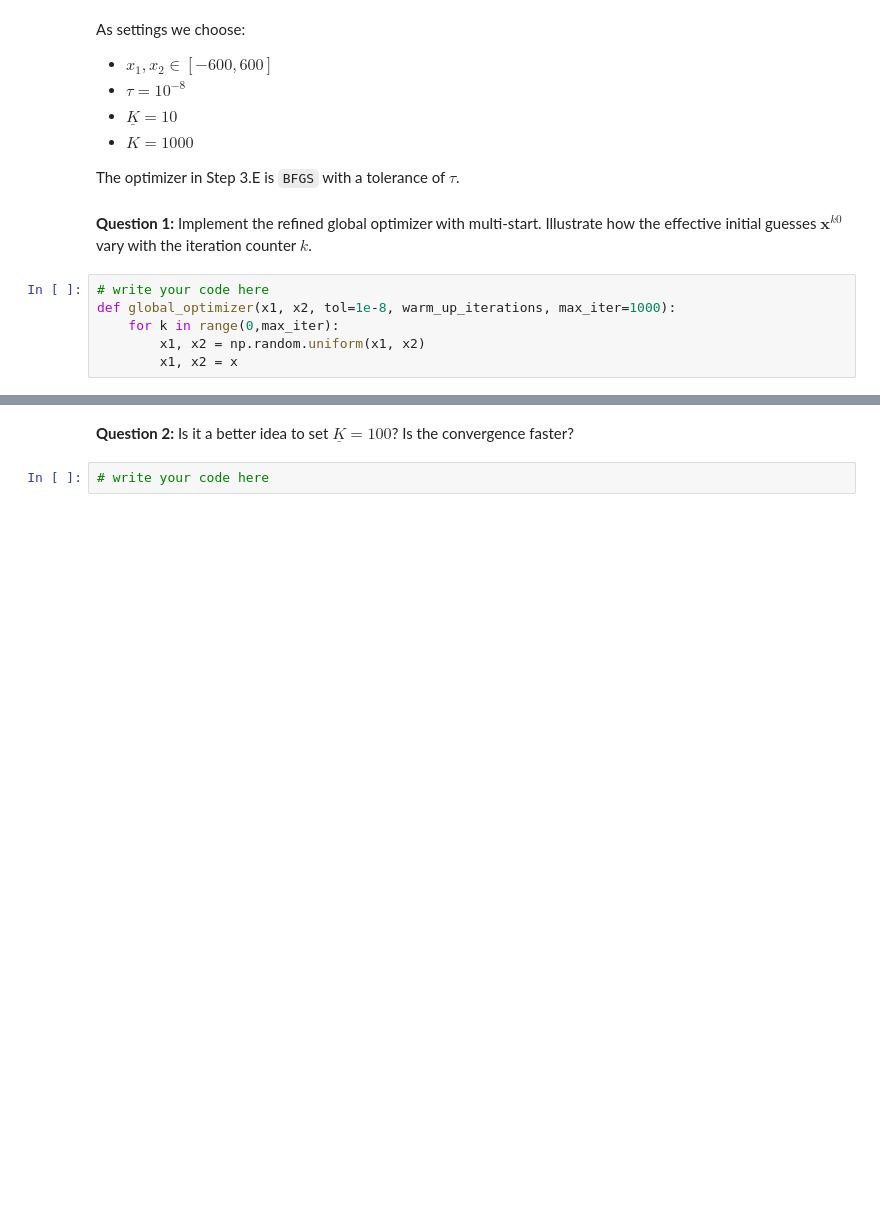
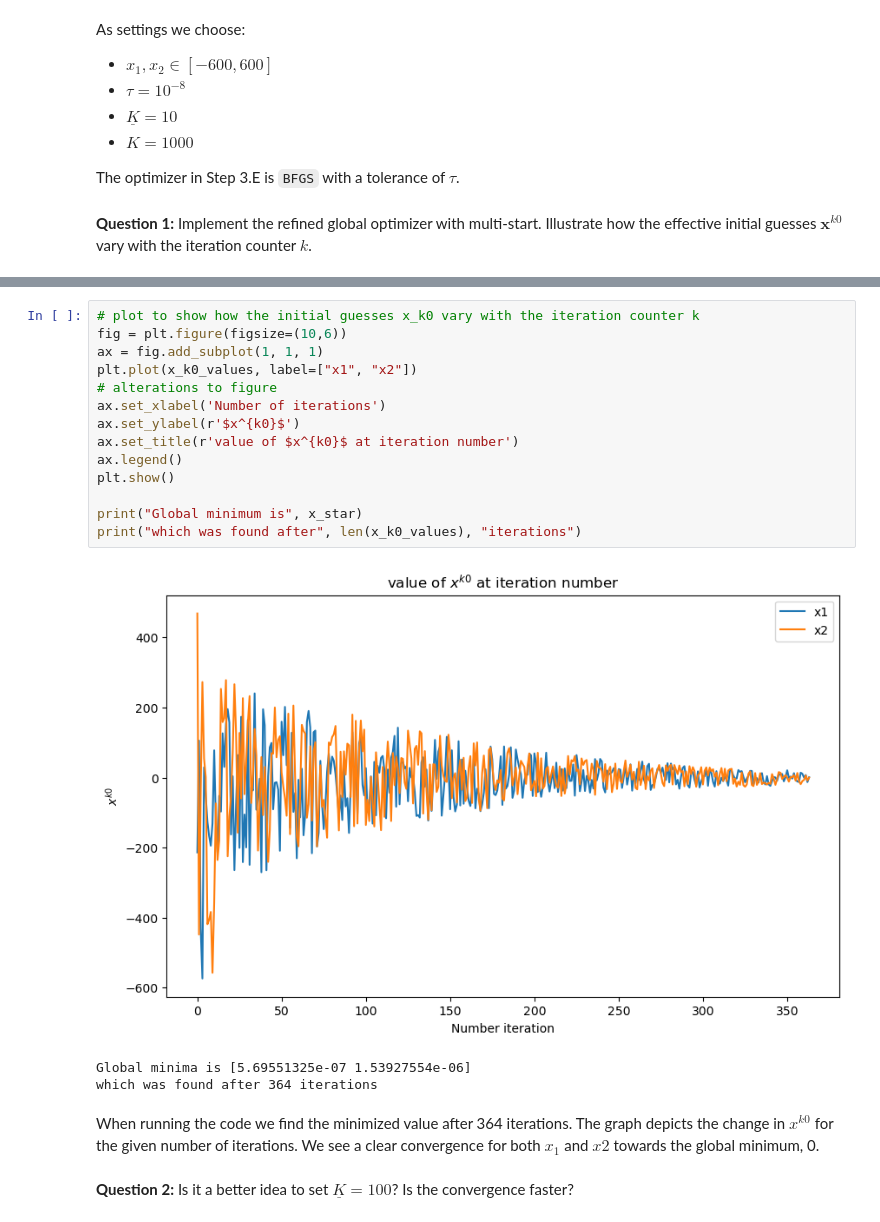
Before and after one commit to NumEconCopenhagen/projects-2023-helene-and-cecilie-class-3, a Jupyter notebook: exam/Exam-2023-notebook.ipynb, the cells around one changed output, grey strips where cells are left out. Drawn from its saved outputs; the diff is of its cells as text; blank space fills up the shorter version.

```diff
--- a/exam/Exam-2023-notebook.ipynb
+++ b/exam/Exam-2023-notebook.ipynb
@@ -678,9 +678,3 @@ As settings we choose:
 The optimizer in Step 3.E is `BFGS` with a tolerance of $\tau$.
 # %% [markdown]
 **Question 1:** Implement the refined global optimizer with multi-start. Illustrate how the effective initial guesses $\mathbf{x}^{k0}$ vary with the iteration counter $k$.
-# %%
-# write your code here
-def global_optimizer(x1, x2, tol=1e-8, warm_up_iterations, max_iter=1000):
-    for k in range(0,max_iter):
-        x1, x2 = np.random.uniform(x1, x2)
-        x1, x2 = x
@@ -689,4 +733,22 @@ SyntaxError: non-default argument follows default argument (255512415.py, line 2
+# %%
+# plot to show how the initial guesses x_k0 vary with the iteration counter k
+fig = plt.figure(figsize=(10,6))
+ax = fig.add_subplot(1, 1, 1)
+plt.plot(x_k0_values, label=["x1", "x2"])
+# alterations to figure
+ax.set_xlabel('Number of iterations')
+ax.set_ylabel(r'$x^{k0}$')
+ax.set_title(r'value of $x^{k0}$ at iteration number')
+ax.legend()
+plt.show()
+
+print("Global minimum is", x_star)
+print("which was found after", len(x_k0_values), "iterations")
+# %% [output]
+[figure, added]
+Global minima is [5.69551325e-07 1.53927554e-06]
+which was found after 364 iterations
+# %% [markdown]
+When running the code we find the minimized value after 364 iterations. The graph depicts the change in $x^{k0}$ for the given number of iterations. We see a clear convergence for both $x_{1}$ and $x{2}$ towards the global minimum, 0.
 # %% [markdown]
 **Question 2:** Is it a better idea to set $\underline{K} = 100$? Is the convergence faster?
-# %%
-# write your code here
```
Also changed, not shown: parts of 8 cells of this notebook.
